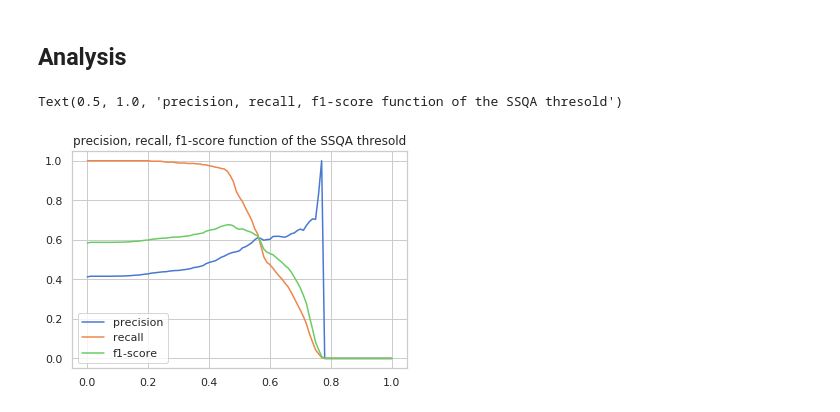
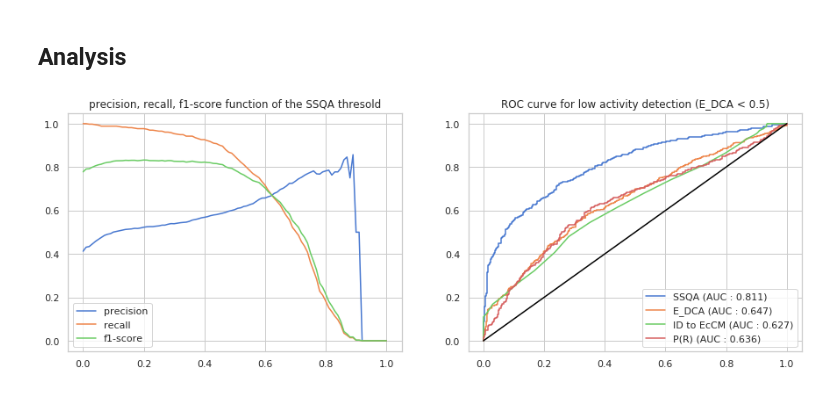
Before and after one commit to CyrilMa/ssqa, a Jupyter notebook: chorismate_mutase.ipynb, the cells around one changed output. Saved outputs shown, nothing was run; the diff lists cells and outputs as text; code cells hidden in the pictures.

```diff
--- a/chorismate_mutase.ipynb
+++ b/chorismate_mutase.ipynb
@@ -147,20 +143,20 @@ plt.show()
 # %% [output]
 [figure]
 # %%
-n_patterns, c_patterns, _ =  pickle.load(open(f"{DATA}/{DATASET}/patterns.pkl","rb"))
+n_patterns, c_patterns, _ =  pickle.load(open(f"{DATA}/{DATASET}/dca/patterns.pkl","rb"))
 regexes = []
 for x in n_patterns:
     if len(x):
         regexes.append([(i,None,None) if i <= 2 else (i,3,None) for i in x])
 Q,T,pi = pickle.load(open(f"{DATA}/secondary_structure/statistics.pkl", "rb"))
-# inf = float("Inf")
-# x, y, z, t = np.where(Q > -inf)
-# Q[x,y,z,t] = 0
+inf = float("Inf")
+x, y, z, t = np.where(Q > -inf)
+Q[x,y,z,t] = 0
 T = torch.zeros(*T.shape)
 matchers = [PatternMatching(pattern = regex,
                             Q = Q, T = T, pi = pi,
                             name = name) for regex, name in zip(regexes, c_patterns)]
-data = pickle.load(open(f"{DATA}/{DATASET}/ss3.pkl","rb"))
+data = pickle.load(open(f"{DATA}/{DATASET}/dca/ss3.pkl","rb"))
 # %%
 costs, ss, lss = [], [], []
 for matcher in matchers:
@@ -206,21 +205,28 @@ for i, t in enumerate(ts):
     for j in range(30):
         a[i, :, j] = np.trace(torch.exp(t).numpy(), offset = j, axis1 = 1, axis2 = 2)
 # %%
-# active_nat = where(a, (df.origin == "NAT") & (df.is_active)).mean()
-active_nat = a[0]
+active_nat = where(a, (df.edca_below_50 == 1) & (df.origin == "NAT") & (df.is_active)).mean()
+# active_nat = a[0]
+
 X = np.array([(active_nat * (np.log(active_nat+1e-8) - np.log(x+1e-8))).sum(-1) for x in a])
+X = np.array([(active_nat * (np.log(active_nat+1e-8) - np.log(x+1e-8))).sum(-1) for x in a])
+X = np.append(X,df["EDCA (rel. to EcCM)"].values.reshape(len(df),1),axis = 1)
 
 scaler = StandardScaler()
+poly = PolynomialFeatures(1)
+
 X_train = where(X, (df.edca_below_50 == 1) & (df.origin == "NAT") & ((df.is_active + df.is_inactive) > 0))
 X_train = scaler.fit_transform(X_train)
+X_train = poly.fit_transform(X_train)
 # y_train = df[df.origin == "NAT"]["norm r.e."]
-y_train = df[(df.edca_below_50 == 1) & (df.origin == "NAT") & ((df.is_active + df.is_inactive) > 0)]["is_active"]
+y_train = df[(df.edca_below_50 == 1) & (df.origin == "NAT") & ((df.is_active + df.is_inactive) > 0)]["is_active"].values
 
 X_test = where(X, (df.edca_below_50 == 1) & (df.origin == "DCA")  & ((df.is_active + df.is_inactive) > 0))
 X_test = scaler.transform(X_test)
+X_test = poly.transform(X_test)
 # y_test = df[df.origin == "DCA"]["norm r.e."]
-y_test = df[(df.edca_below_50 == 1) & (df.origin == "DCA")  & ((df.is_active + df.is_inactive) > 0)]["is_active"]
+y_test = df[(df.edca_below_50 == 1) & (df.origin == "DCA")  & ((df.is_active + df.is_inactive) > 0)]["is_active"].values
 
 clf = LogisticRegression(class_weight = "balanced").fit(X_train, y_train)
 pred = clf.predict_proba(X_test)[:,1]
-df["struct QA"] = clf.predict_proba(scaler.transform(X))[:,1]
+df["struct QA"] = clf.predict_proba(poly.transform(scaler.transform(X)))[:,1]
@@ -231,41 +237,40 @@ df["struct QA"] = clf.predict_proba(scaler.transform(X))[:,1]
 # %%
 ps, rs, f1s = [],[],[]
 for t in np.arange(0.,1.01,0.01):
-    p, r, f1, _ = precision_recall_fscore_support(1-y_test, np.array(clf.predict_proba(X_test)[:,1] < t, dtype = int))
+    p, r, f1, _ = precision_recall_fscore_support(1-y_test, np.array(clf.predict_proba(X_test)[:,1] < t, dtype = int), beta = 2)
     ps.append(p[0]), rs.append(r[0]), f1s.append(f1[0])
 
-plt.figure(figsize=(5,10))
+plt.figure(figsize=(15,5))
 
 plt.subplot(121)
 plt.plot(np.arange(0.,1.01,0.01), ps)
 plt.plot(np.arange(0.,1.01,0.01), rs)
 plt.plot(np.arange(0.,1.01,0.01), f1s)
 plt.legend(["precision", "recall", "f1-score"])
 plt.title("precision, recall, f1-score function of the SSQA thresold")
 
 plt.subplot(122)
 legs = []
 fpr, tpr, _ = roc_curve(1-y_test, 1-pred)
 plt.plot(fpr, tpr)
-legs.append(f"Structure QA (AUC : {auc(fpr, tpr):.3f})")
+legs.append(f"SSQA (AUC : {auc(fpr, tpr):.3f})")
 
 fpr, tpr, _ = roc_curve(1-y_test, df[(df.edca_below_50 == 1) &(df.origin == "DCA")  & ((df.is_active + df.is_inactive) > 0)]["EDCA (rel. to EcCM)"])
 plt.plot(fpr, tpr)
 legs.append(f"E_DCA (AUC : {auc(fpr, tpr):.3f})")
 
 fpr, tpr, _ = roc_curve(1-y_test, -df[(df.edca_below_50 == 1) &(df.origin == "DCA")  & ((df.is_active + df.is_inactive) > 0)]["ID to EcCM"])
 plt.plot(fpr, tpr)
 legs.append(f"ID to EcCM (AUC : {auc(fpr, tpr):.3f})")
 
 fpr, tpr, _ = roc_curve(1-y_test, df[(df.edca_below_50 == 1) &(df.origin == "DCA")  & ((df.is_active + df.is_inactive) > 0)]["P_R"])
 plt.plot(fpr, tpr)
 legs.append(f"P(R) (AUC : {auc(fpr, tpr):.3f})")
 
 plt.plot([0,1], [0,1], c = "black")
 plt.legend(legs)
 plt.title(f"ROC curve for low activity detection (E_DCA < 0.5)")
 
 plt.show()
 # %% [output]
-Text(0.5, 1.0, 'precision, recall, f1-score function of the SSQA thresold')
-[figure, old version]
+[figure, new version]
```
Also changed, not shown: parts of 14 cells of this notebook, 7 other files.
